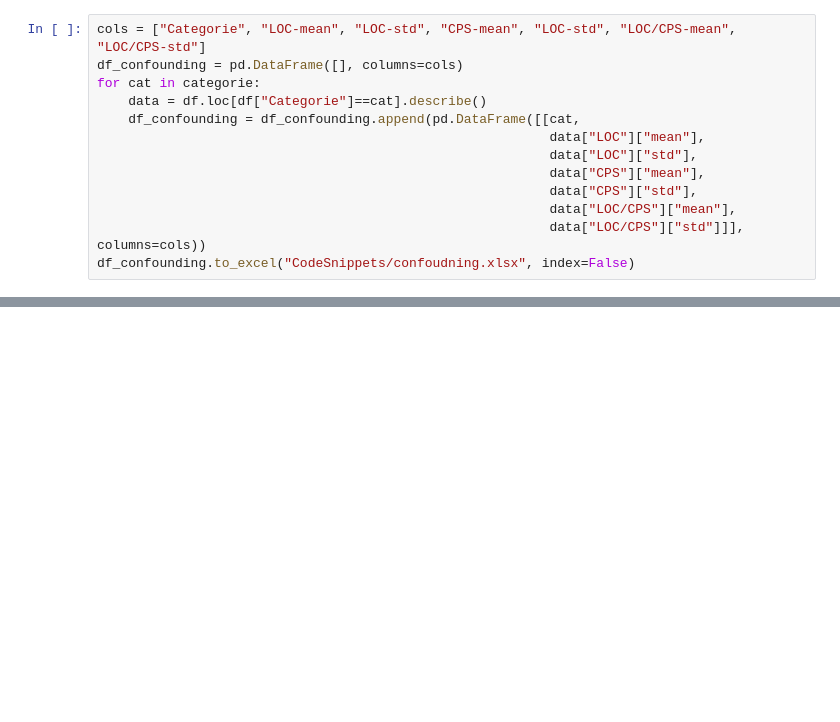
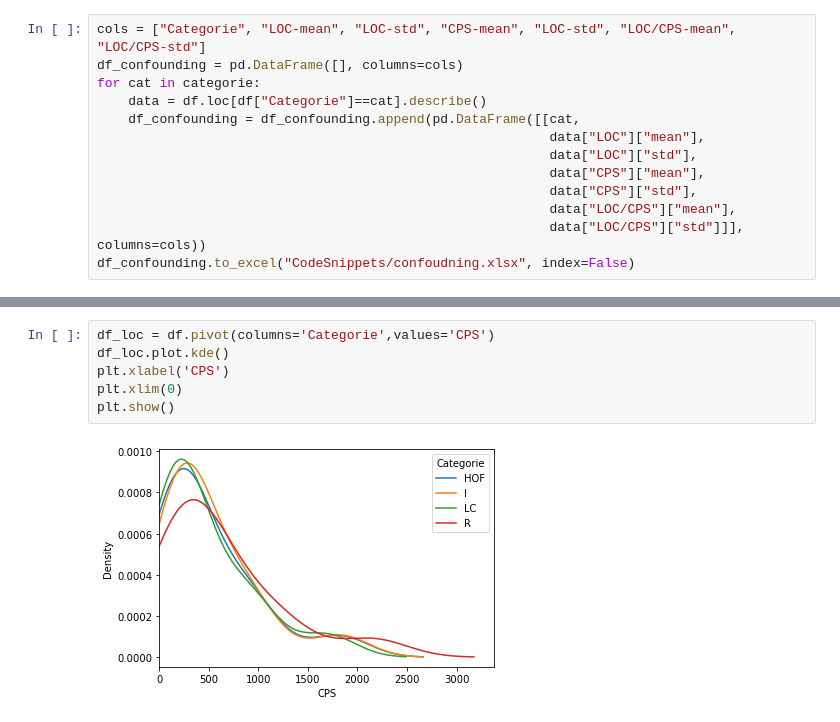
Before and after one commit to Sonaion/bachelor-arbeit, a Jupyter notebook: Study/GetLinesOfCode.ipynb, the cells around one changed output, grey strips where cells are left out. Cells and saved outputs as stored; diff of their text form; blank space fills up the shorter version.

```diff
--- a/Study/GetLinesOfCode.ipynb
+++ b/Study/GetLinesOfCode.ipynb
@@ -33,0 +79,8 @@ df_confounding.to_excel("CodeSnippets/confoudning.xlsx", index=False)
+# %%
+df_loc = df.pivot(columns='Categorie',values='CPS')
+df_loc.plot.kde()
+plt.xlabel('CPS')
+plt.xlim(0)
+plt.show()
+# %% [output]
+[figure, added]
```
Also changed, not shown: parts of 7 cells of this notebook, 1 other file.
